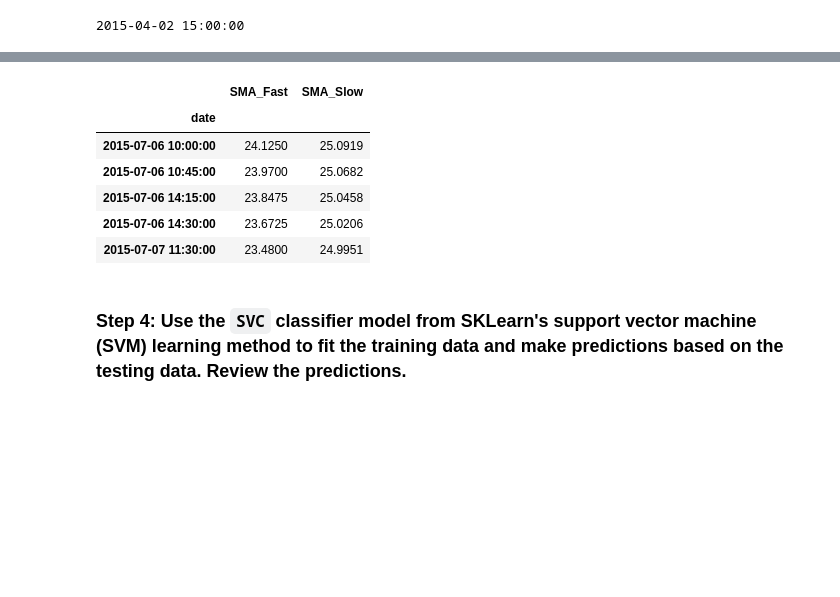
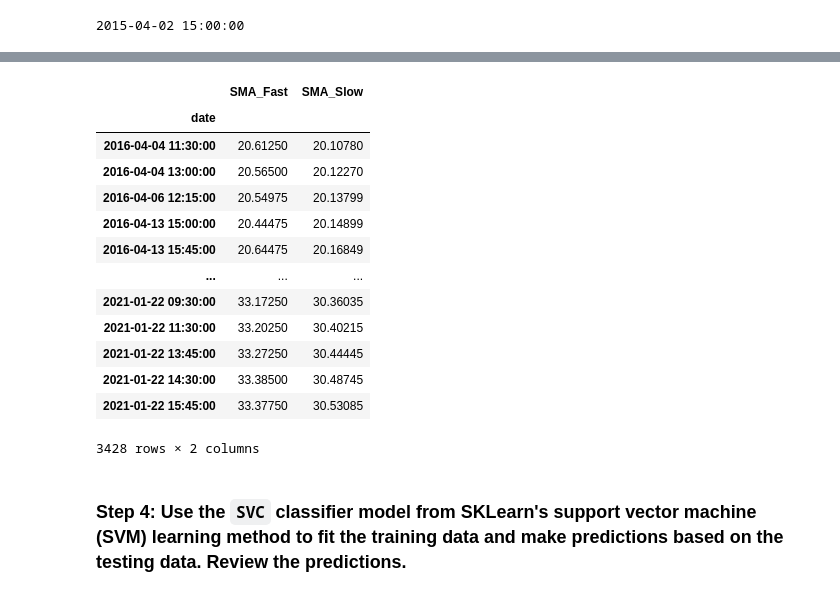
Before and after one commit to Forte42/Machine_Learning_Trading_Bot, a Jupyter notebook: machine_learning_trading_bot.ipynb, the cells around one changed output, grey strips where cells are left out. Cells and saved outputs as stored; diff of their text form; code cells hidden in the pictures; blank space fills up the shorter version.

```diff
--- a/machine_learning_trading_bot.ipynb
+++ b/machine_learning_trading_bot.ipynb
@@ -264,7 +261,7 @@ print(training_begin)
 2015-04-02 15:00:00
 # %%
 # Select the ending period for the training data with an offset of 3 months
-training_end = X.index.min() + DateOffset(months=3)
+training_end = X.index.min() + DateOffset(months=12)
 
 # Display the training end date
 print(training_end)
@@ -288,18 +292,25 @@ X_train.head()
 # %%
 # Generate the X_test and y_test DataFrames
 X_test = X.loc[training_end+DateOffset(hours=1):]
 y_test = y.loc[training_end+DateOffset(hours=1):]
 
 # Review the X_test DataFrame
-X_test.head()
+X_test
 # %% [output]
 |  | SMA_Fast | SMA_Slow |
 | date |  |  |
-| 2015-07-06 10:00:00 | 24.1250 | 25.0919 |
-| 2015-07-06 10:45:00 | 23.9700 | 25.0682 |
-| 2015-07-06 14:15:00 | 23.8475 | 25.0458 |
-| 2015-07-06 14:30:00 | 23.6725 | 25.0206 |
-| 2015-07-07 11:30:00 | 23.4800 | 24.9951 |
+| 2016-04-04 11:30:00 | 20.61250 | 20.10780 |
+| 2016-04-04 13:00:00 | 20.56500 | 20.12270 |
+| 2016-04-06 12:15:00 | 20.54975 | 20.13799 |
+| 2016-04-13 15:00:00 | 20.44475 | 20.14899 |
+| 2016-04-13 15:45:00 | 20.64475 | 20.16849 |
+| ... | ... | ... |
+| 2021-01-22 09:30:00 | 33.17250 | 30.36035 |
+| 2021-01-22 11:30:00 | 33.20250 | 30.40215 |
+| 2021-01-22 13:45:00 | 33.27250 | 30.44445 |
+| 2021-01-22 14:30:00 | 33.38500 | 30.48745 |
+| 2021-01-22 15:45:00 | 33.37750 | 30.53085 |
+3428 rows × 2 columns
 # %%
 # Scale the features DataFrames
 
```
Also changed, not shown: parts of 13 cells of this notebook, 17 other files.
